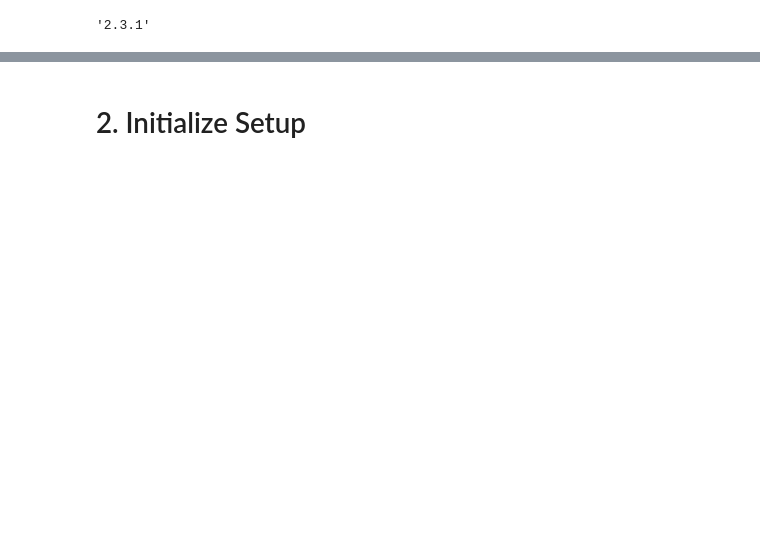
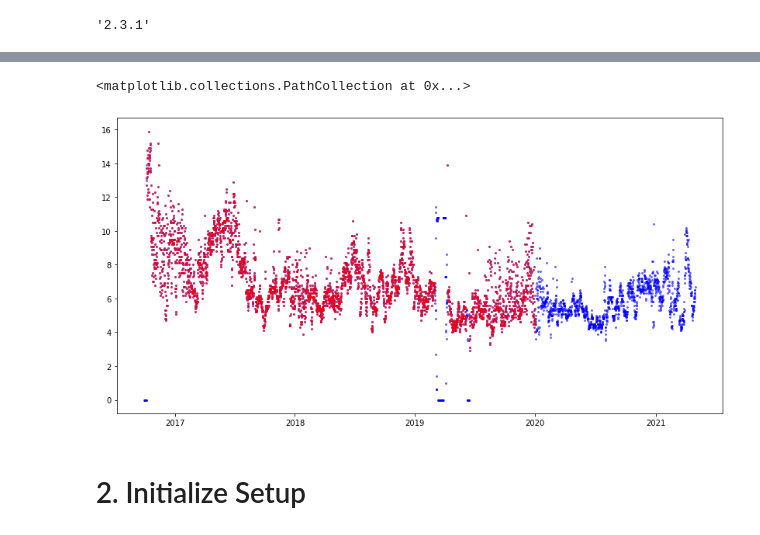
Before and after one commit to sonmanwoo/Hellow_AMP_PJT, a Jupyter notebook: examples/PyCaret 2 Regression_for AMP PJT.ipynb, the cells around one changed output, grey strips where cells are left out. Saved outputs shown, nothing was run; the diff lists cells and outputs as text; code cells hidden in the pictures; blank space fills up the shorter version.

```diff
--- a/examples/PyCaret 2 Regression_for AMP PJT.ipynb
+++ b/examples/PyCaret 2 Regression_for AMP PJT.ipynb
@@ -24,3 +61,14 @@ data = get_data('insurance')
+# %%
+# Check Target Value plot
+import matplotlib.pyplot as plt
+
+fig = plt.figure(figsize=(14,7))
+ax = fig.add_subplot(111)
+ax.scatter(Raw_Y_data.index,Raw_Y_data,s=4,alpha=0.5,c='blue')
+ax.scatter(Y_data_old.index,Y_data_old,s=4,alpha=0.5,c='red')
+# %% [output]
+<matplotlib.collections.PathCollection at 0x...>
+[figure, added]
 # %% [markdown]
 # 2. Initialize Setup
 # %%
```
Also changed, not shown: parts of 34 cells of this notebook.
